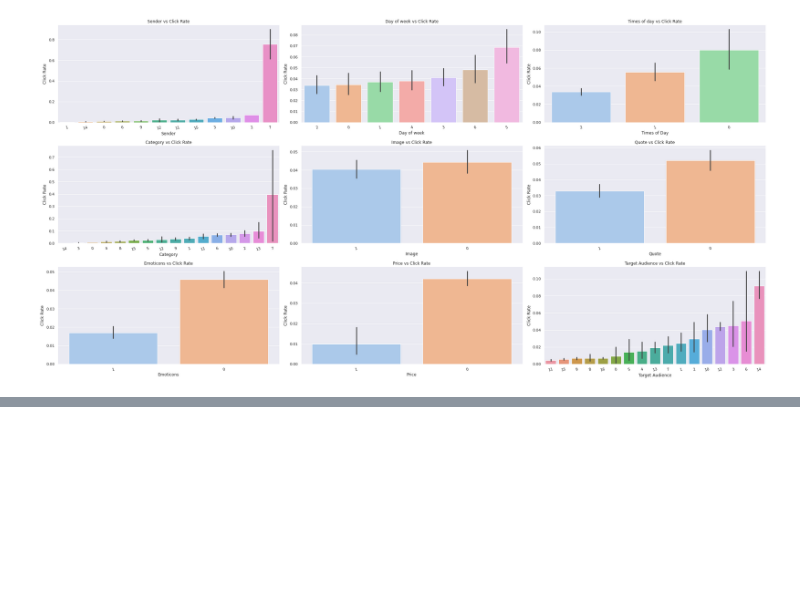
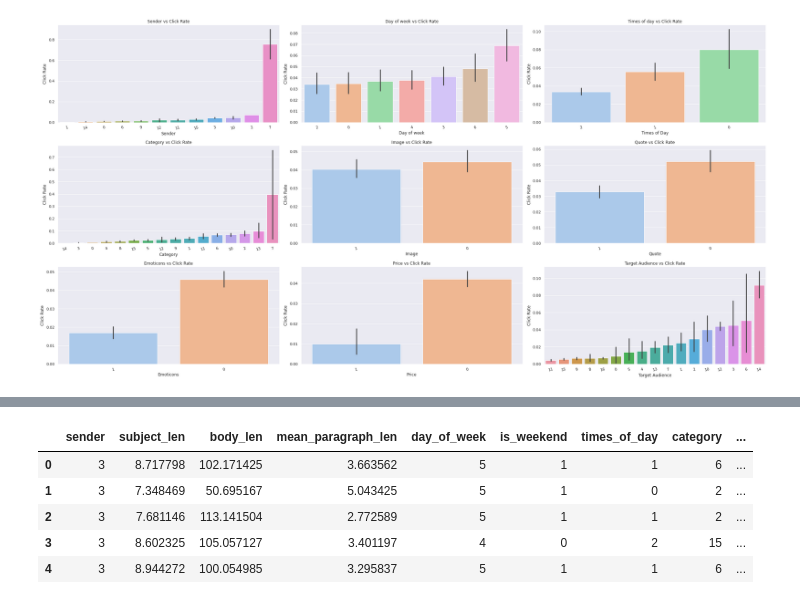
Before and after one commit to Jaiprakash91194/CTR_Email_Campaign, a Jupyter notebook: CTR_Email_Campaign.ipynb, the cells around one changed output, grey strips where cells are left out. Saved outputs shown, nothing was run; the diff lists cells and outputs as text; code cells hidden in the pictures; blank space fills up the shorter version.

```diff
--- a/CTR_Email_Campaign.ipynb
+++ b/CTR_Email_Campaign.ipynb
@@ -649,0 +689,9 @@ plt.show()
+# %%
+df.head()
+# %% [output]
+|  | sender | subject_len | body_len | mean_paragraph_len | day_of_week | is_weekend | times_of_day | category | ... |
+| 0 | 3 | 8.717798 | 102.171425 | 3.663562 | 5 | 1 | 1 | 6 | ... |
+| 1 | 3 | 7.348469 | 50.695167 | 5.043425 | 5 | 1 | 0 | 2 | ... |
+| 2 | 3 | 7.681146 | 113.141504 | 2.772589 | 5 | 1 | 1 | 2 | ... |
+| 3 | 3 | 8.602325 | 105.057127 | 3.401197 | 4 | 0 | 2 | 15 | ... |
+| 4 | 3 | 8.944272 | 100.054985 | 3.295837 | 5 | 1 | 1 | 6 | ... |
```
Also changed, not shown: parts of 22 cells of this notebook.
